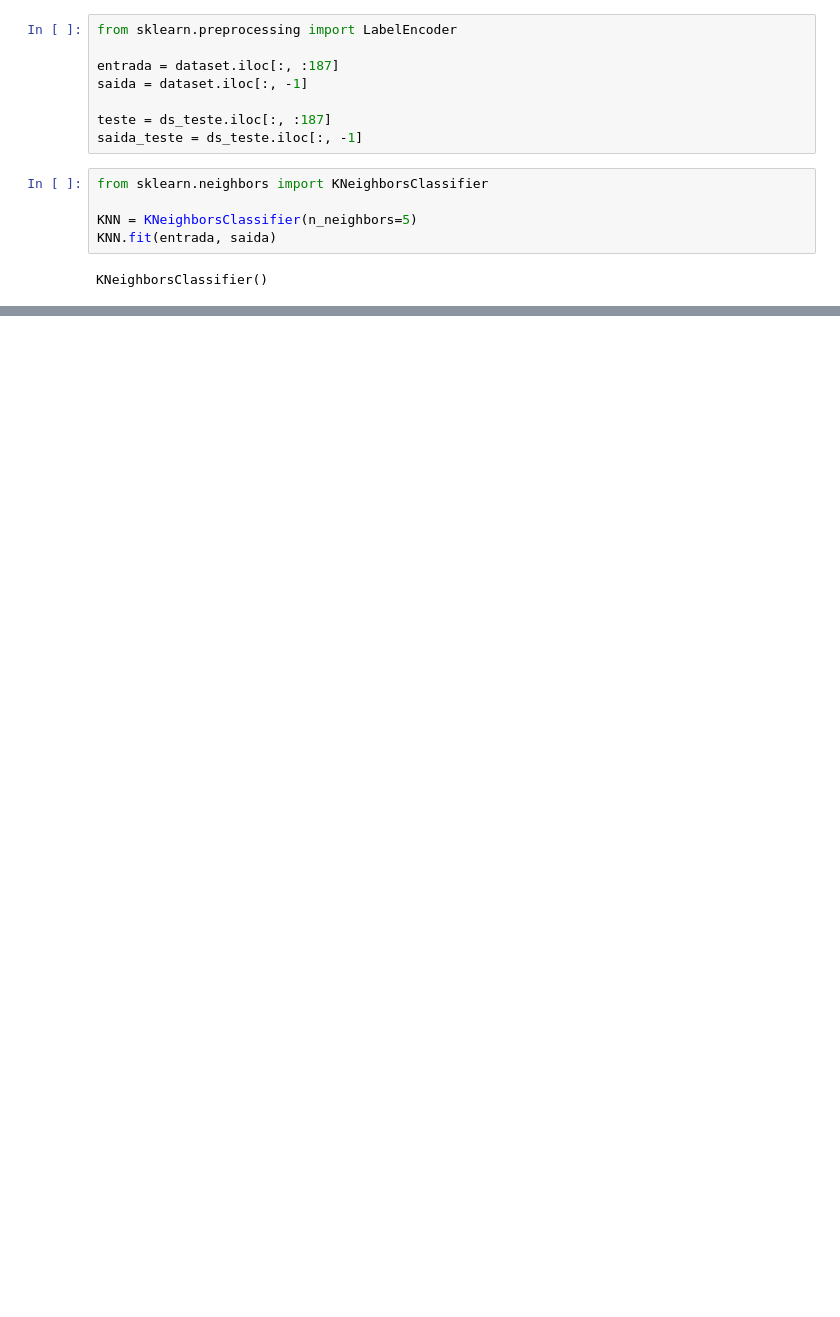
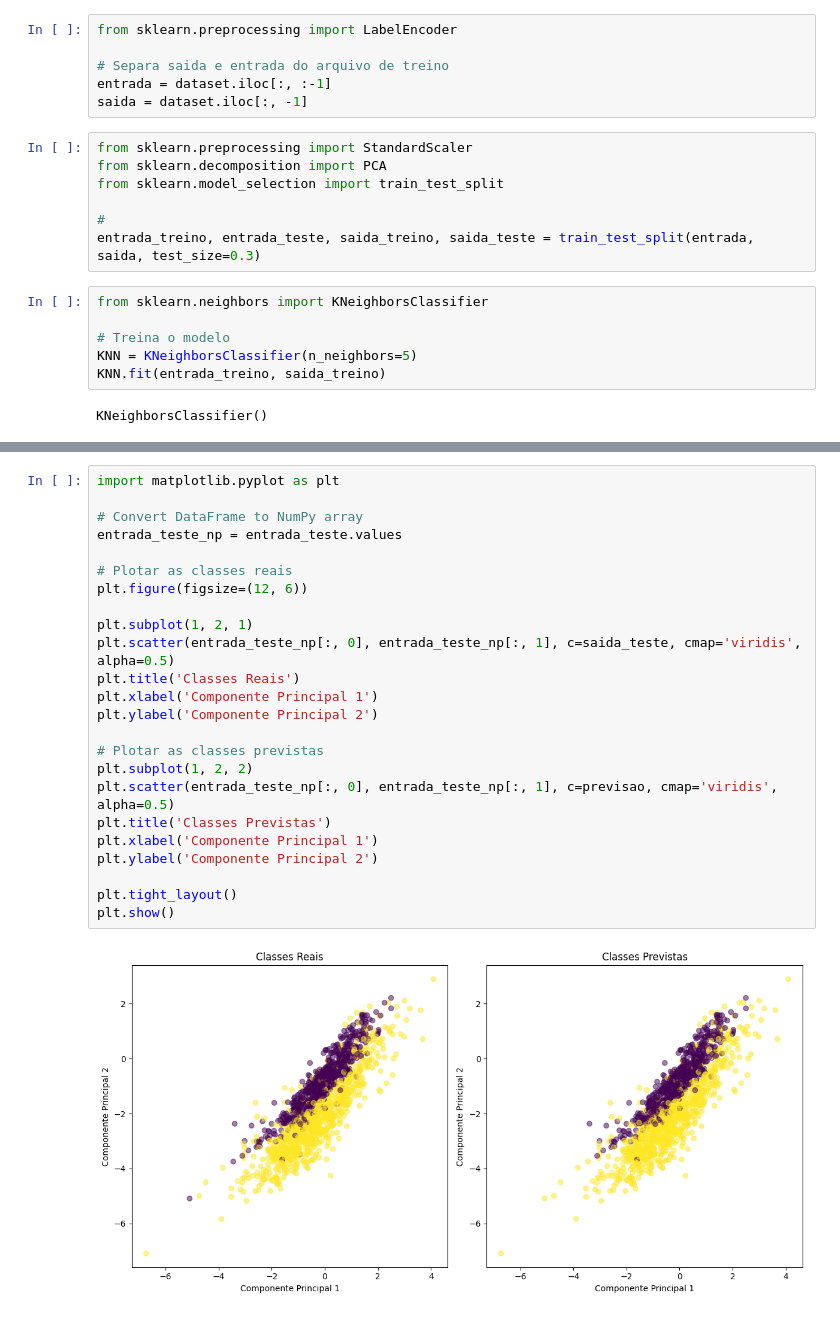
Before and after one commit to vmayres/InteligenciaArtificial_Projeto1, a Jupyter notebook: src/Classificacao/SEM_scaling/KNNclassifier.ipynb, the cells around one changed output, grey strips where cells are left out. Drawn from its saved outputs; the diff is of its cells as text; blank space fills up the shorter version.

```diff
--- a/src/Classificacao/SEM_scaling/KNNclassifier.ipynb
+++ b/src/Classificacao/SEM_scaling/KNNclassifier.ipynb
@@ -23,15 +20,21 @@ dataset.head() # o arquivo completo tem o total de 6607 linhas
 # %%
 from sklearn.preprocessing import LabelEncoder
 
-entrada = dataset.iloc[:, :187]
+# Separa saida e entrada do arquivo de treino
+entrada = dataset.iloc[:, :-1]
 saida = dataset.iloc[:, -1]
-
-teste = ds_teste.iloc[:, :187]
-saida_teste = ds_teste.iloc[:, -1]
+# %%
+from sklearn.preprocessing import StandardScaler
+from sklearn.decomposition import PCA
+from sklearn.model_selection import train_test_split
+
+#
+entrada_treino, entrada_teste, saida_treino, saida_teste = train_test_split(entrada, saida, test_size=0.3)
 # %%
 from sklearn.neighbors import KNeighborsClassifier
 
+# Treina o modelo
 KNN = KNeighborsClassifier(n_neighbors=5)
-KNN.fit(entrada, saida)
+KNN.fit(entrada_treino, saida_treino)
 # %% [output]
 KNeighborsClassifier()
@@ -126,0 +63,26 @@ MAPE: inf%
+# %%
+import matplotlib.pyplot as plt
+
+# Convert DataFrame to NumPy array
+entrada_teste_np = entrada_teste.values
+
+# Plotar as classes reais
+plt.figure(figsize=(12, 6))
+
+plt.subplot(1, 2, 1)
+plt.scatter(entrada_teste_np[:, 0], entrada_teste_np[:, 1], c=saida_teste, cmap='viridis', alpha=0.5)
+plt.title('Classes Reais')
+plt.xlabel('Componente Principal 1')
+plt.ylabel('Componente Principal 2')
+
+# Plotar as classes previstas
+plt.subplot(1, 2, 2)
+plt.scatter(entrada_teste_np[:, 0], entrada_teste_np[:, 1], c=previsao, cmap='viridis', alpha=0.5)
+plt.title('Classes Previstas')
+plt.xlabel('Componente Principal 1')
+plt.ylabel('Componente Principal 2')
+
+plt.tight_layout()
+plt.show()
+# %% [output]
+[figure, added]
```
Also changed, not shown: parts of 8 cells of this notebook, 7 other files.
